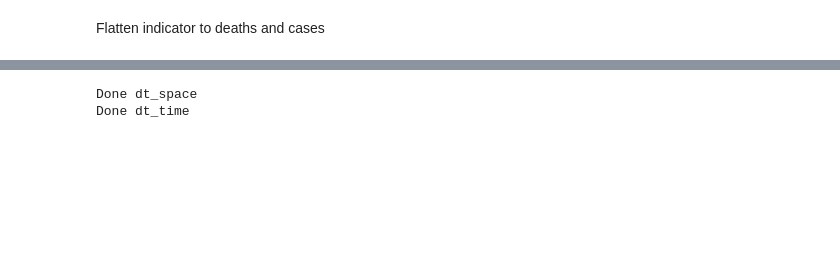
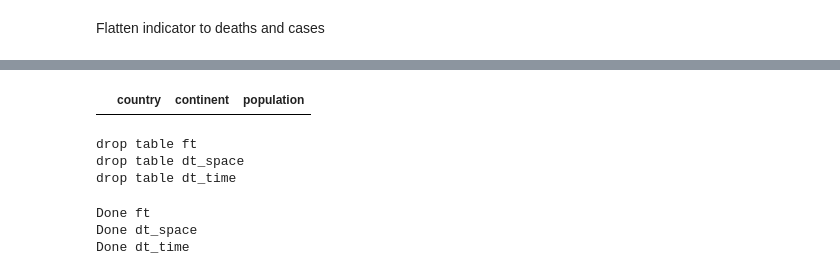
Before and after one commit to w4bo/dataset-covid, a Jupyter notebook: covid.ipynb, the cells around one changed output, grey strips where cells are left out. Saved outputs shown, nothing was run; the diff lists cells and outputs as text; code cells hidden in the pictures; blank space fills up the shorter version.

````diff
--- a/covid.ipynb
+++ b/covid.ipynb
@@ -191,12 +193,35 @@ alter table ft ADD CONSTRAINT fk_space foreign key (country) references dt_space
 ```
+# %%
+g = dt1.groupby("country").count().reset_index()
+g[g["continent"] > 1]
+# %% [output]
+|  | country | continent | population |
+# %%
+statements = [
+    "drop table ft",
+    "drop table dt_space",
+    "drop table dt_time",
+]
+
+for statement in statements:
+    try:
+        print(statement)
+        engine.execute(statement)
+    except:
+        pass
+# %% [output]
+drop table ft
+drop table dt_space
+drop table dt_time
 # %%
 # df.to_sql('covid_raw_data', engine, if_exists='replace', index=False)
-ft.to_sql('ft', engine, if_exists='replace', index=False, chunksize=10000) # , method='multi'
+ft.to_sql('ft', engine,  index=False, chunksize=10000) # if_exists='replace', # , method='multi'
 print("Done ft")
-dt1.to_sql('dt_space', engine, if_exists='replace', index=False, chunksize=10000)  # , method='multi'
+dt1.to_sql('dt_space', engine, index=False, chunksize=10000) # if_exists='replace', # , method='multi'
 print("Done dt_space")
-dt2.to_sql('dt_time', engine, if_exists='replace', index=False, chunksize=10000)  # , method='multi'
+dt2.to_sql('dt_time', engine, index=False, chunksize=10000) # if_exists='replace', # , method='multi'
 print("Done dt_time")
 # %% [output]
+Done ft
 Done dt_space
 Done dt_time
````
Also changed, not shown: parts of 6 cells of this notebook, 25 other files.
